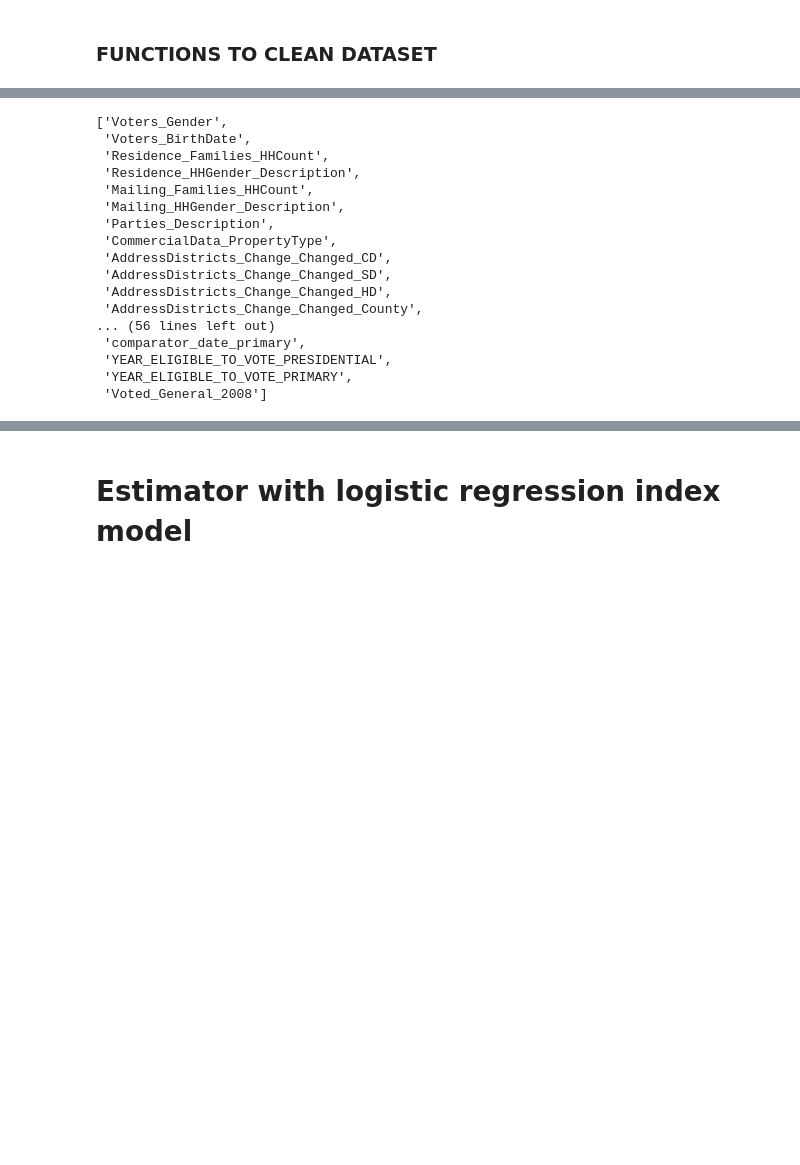
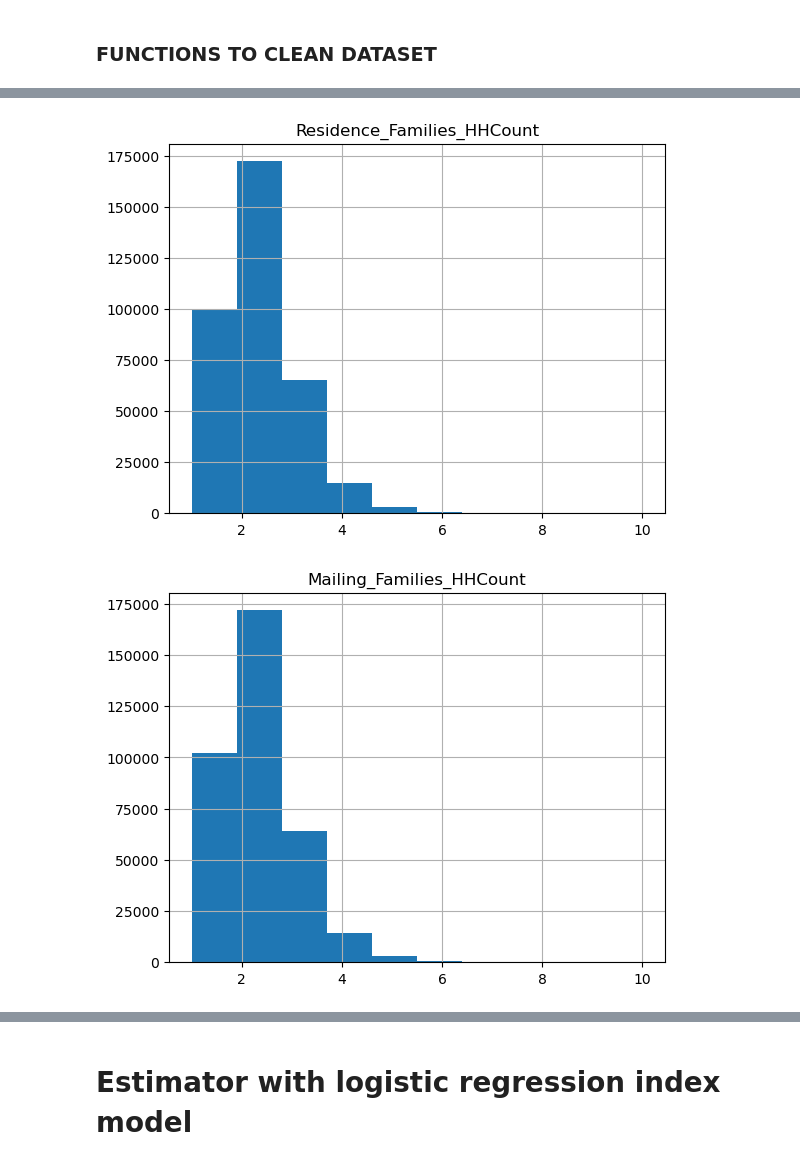
Before and after one commit to Big-Data-Analytics-235/voter-project, a Jupyter notebook: getting nonvoter ID data.ipynb, the cells around one changed output, grey strips where cells are left out. Cells and saved outputs as stored; diff of their text form; code cells hidden in the pictures; blank space fills up the shorter version.

```diff
--- a/getting nonvoter ID data.ipynb
+++ b/getting nonvoter ID data.ipynb
@@ -27,7 +27,7 @@ import pandas as pd
 # %%
 cols_to_keep = [
     "Voters_Gender", # cat
-#     "Voters_Age", # num
+    "Voters_Age", # num
     "Voters_BirthDate", # ignore
     "Residence_Families_HHCount", # num
     "Residence_HHGender_Description", # cat
@@ -209,11 +315,6 @@ def clean_numeric_categorical(input_df: DataFrame) -> DataFrame:
         "CommercialData_AreaMedianHousingValue",
         F.expr("substring(CommercialData_AreaMedianHousingValue, 2, length(CommercialData_AreaMedianHousingValue))"))
 
-    pct = ["CommercialData_AreaPcntHHMarriedCoupleNoChild",
-           "CommercialData_AreaPcntHHMarriedCoupleWithChild",
-           "CommercialData_AreaPcntHHSpanishSpeaking",
-           "CommercialData_AreaPcntHHWithChildren"]
-
     for c in pct:
         input_df = input_df.withColumn(
             c,
@@ -221,40 +322,11 @@ def clean_numeric_categorical(input_df: DataFrame) -> DataFrame:
         )
     input_df.select(["CommercialData_AreaMedianHousingValue"]+pct).show()
 
-    numeric_cols = [
-        'Residence_Families_HHCount',
-        'Mailing_Families_HHCount',
-        'Residence_Addresses_Density',
-        "CommercialData_AreaMedianEducationYears",
-        "CommercialData_AreaMedianHousingValue"
-    ] + pct
-
-    trinary_cols = [
-        'CommercialData_DonatesToCharityInHome',
-        'CommercialData_ComputerOwnerInHome',
-        'CommercialData_DonatesEnvironmentCauseInHome'
-    ]
-
-    binary_cols = []
-
-    dont_touch_cols = [
-        "General_2008",
-        "Voters_BirthDate",
-        "General_2000",
-        "General_2004",
-        "PresidentialPrimary_2000",
-        "PresidentialPrimary_2004"
-    ]
-
-    other_cols = [c for c in input_df.columns if c not in dont_touch_cols]
-    other_cols = [c for c in other_cols if c not in (numeric_cols + trinary_cols + binary_cols)]
-
-    categorical_cols = other_cols + binary_cols + trinary_cols
 
     for c in numeric_cols:
         input_df = input_df.withColumn(c, F.col(c).cast("float").alias(c))
-    input_df = input_df.fillna("U", subset= trinary_cols)
-    input_df = input_df.fillna("Missing", subset = other_cols)
+#     input_df = input_df.fillna("U", subset= trinary_cols)
+#     input_df = input_df.fillna("Missing", subset = other_cols)
 #   input_df = input_df.fillna("N", subset = binary_cols)
 
     return input_df
@@ -535,20 +440,6 @@ root
 # %%
-indi.columns
+for c in numeric_cols:
+    indi.select(c).toPandas().hist()
 # %% [output]
-['Voters_Gender',
- 'Voters_BirthDate',
- 'Residence_Families_HHCount',
- 'Residence_HHGender_Description',
- 'Mailing_Families_HHCount',
- 'Mailing_HHGender_Description',
- 'Parties_Description',
- 'CommercialData_PropertyType',
- 'AddressDistricts_Change_Changed_CD',
- 'AddressDistricts_Change_Changed_SD',
- 'AddressDistricts_Change_Changed_HD',
- 'AddressDistricts_Change_Changed_County',
-... (56 lines left out)
- 'comparator_date_primary',
- 'YEAR_ELIGIBLE_TO_VOTE_PRESIDENTIAL',
- 'YEAR_ELIGIBLE_TO_VOTE_PRIMARY',
- 'Voted_General_2008']
+[figure, added]
+[figure, added]
```
Also changed, not shown: parts of 28 cells of this notebook.
